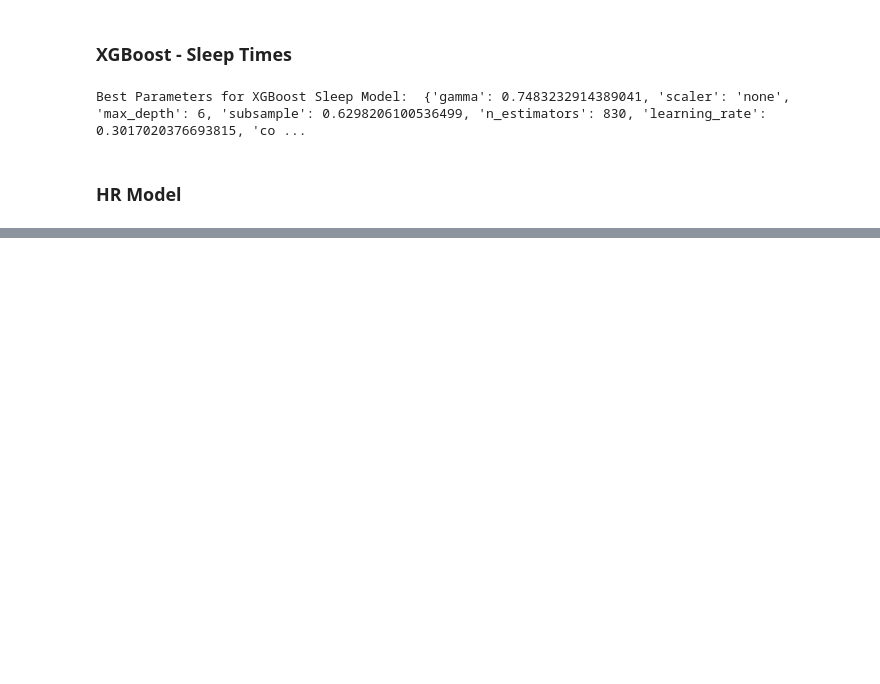
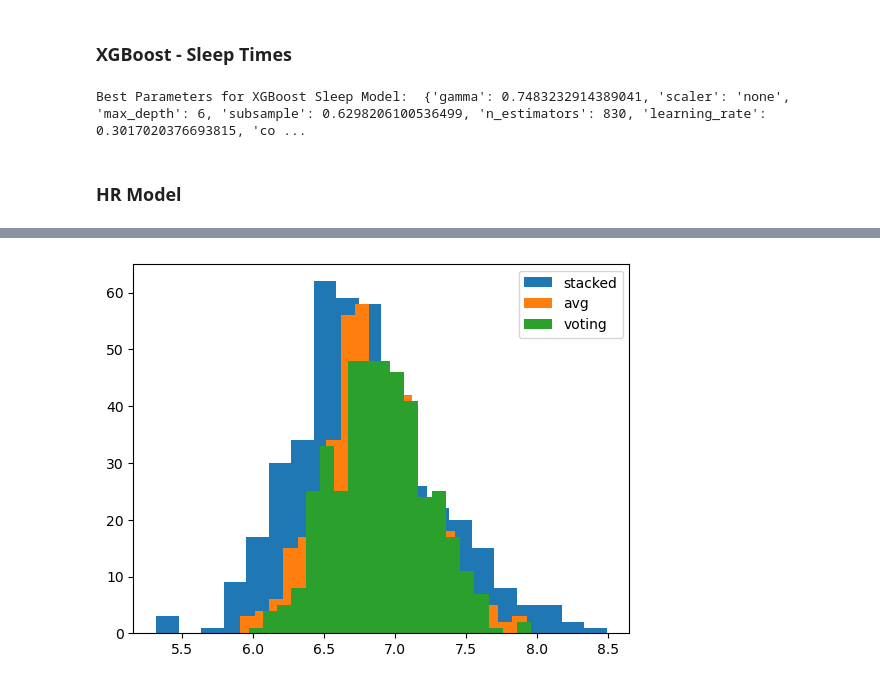
Before and after one commit to ds-sebastian/pog4-sleep-kaggle, a Jupyter notebook: stacked_reg.ipynb, the cells around one changed output, grey strips where cells are left out. Drawn from its saved outputs; the diff is of its cells as text; code cells hidden in the pictures; blank space fills up the shorter version.

```diff
--- a/stacked_reg.ipynb
+++ b/stacked_reg.ipynb
@@ -758,7 +813,7 @@ complex_models = {
     'xgb_cf': xgb_clf_pipeline
 }
 # %%
-kf = KFold(n_splits=3, shuffle=True, random_state=42) #tscv = TimeSeriesSplit(n_splits=5).split(data.X)
+kf = KFold(n_splits=5, shuffle=True, random_state=42) #tscv = TimeSeriesSplit(n_splits=5).split(data.X)
 
 
 # Create pipelines for complex models
@@ -772,13 +827,17 @@ kf = KFold(n_splits=3, shuffle=True, random_state=42) #tscv = TimeSeriesSplit(n_
 
 
 # Merge simple and complex models into a single dictionary and add prophet model
-models = {**simple_models, **complex_models, **sleep_models, "prophet": prophet_model}
+models = {**simple_models,
+          **complex_models,
+          **sleep_models,
+          "prophet": prophet_model
+          }
 
-from sklearn.linear_model import Ridge
+from sklearn.linear_model import Ridge, BayesianRidge
 
 xgb = XGBRegressor(tree_method = 'gpu_hist', gpu_id = 0, random_state = 42)
 
-stacked_regressor = StackingRegressor(estimators=list(models.items()), cv="prefit", verbose=1, final_estimator=Ridge())
+stacked_regressor = StackingRegressor(estimators=list(models.items()), cv=kf, verbose=1, final_estimator=BayesianRidge())
 # %%
-stacked_regressor.fit(X_test, y_test)
+stacked_regressor.fit(X_short, y_short)
 # %% [output]
@@ -788,0 +909,4 @@ Feature names unseen at fit time:
+# %%
+voting_regressor = VotingRegressor(estimators=list(models.items()), verbose=1)
+
+voting_regressor.fit(X_short, y_short)
@@ -800,13 +1001,23 @@ df["date"] = pd.to_datetime(df["date"]).dt.date
 df = df.merge(data.xml_data, on="date", how="left")
 df = df.merge(data.activity_data, on="date", how="left") #Add Activity data
 df = data._feature_engineering(df)
-df = df[data.columns] # Keep only columns that are in the train data
+
+
+df = df[['date']+data.features.to_list()] # Keep only columns that are in the train data
 print(df.columns)
 sub = pd.DataFrame({"date": df["date"]}) # Create dataframe with date column from df
 
 df = df.drop(columns=["sleep_hours"], errors = 'ignore') # Drop date column from df
 
-preds = stacked_regressor.predict(df) # predictions
+preds = voting_regressor.predict(df) # predictions
 
 # Create submission dataframe with date and predictions
 sub["sleep_hours"] = preds
+
+
+sub_stacked = sub.copy()
+sub_stacked["sleep_hours"] = stacked_regressor.predict(df)
+
+
+sub_avg = sub.copy()
+sub_avg["sleep_hours"] = (sub["sleep_hours"] + sub_stacked["sleep_hours"]) / 2
@@ -818,0 +1046,10 @@ sub.hist()
+# %%
+# plot sub and sub_copy sleep hours histograms
+import matplotlib.pyplot as plt
+plt.hist(sub_stacked["sleep_hours"], bins=20, label="stacked")
+plt.hist(sub_avg["sleep_hours"], bins=20, label="avg")
+plt.hist(sub["sleep_hours"], bins=20, label="voting")
+plt.legend()
+plt.show()
+# %% [output]
+[figure, added]
```
Also changed, not shown: parts of 27 cells of this notebook, 15 other files.
